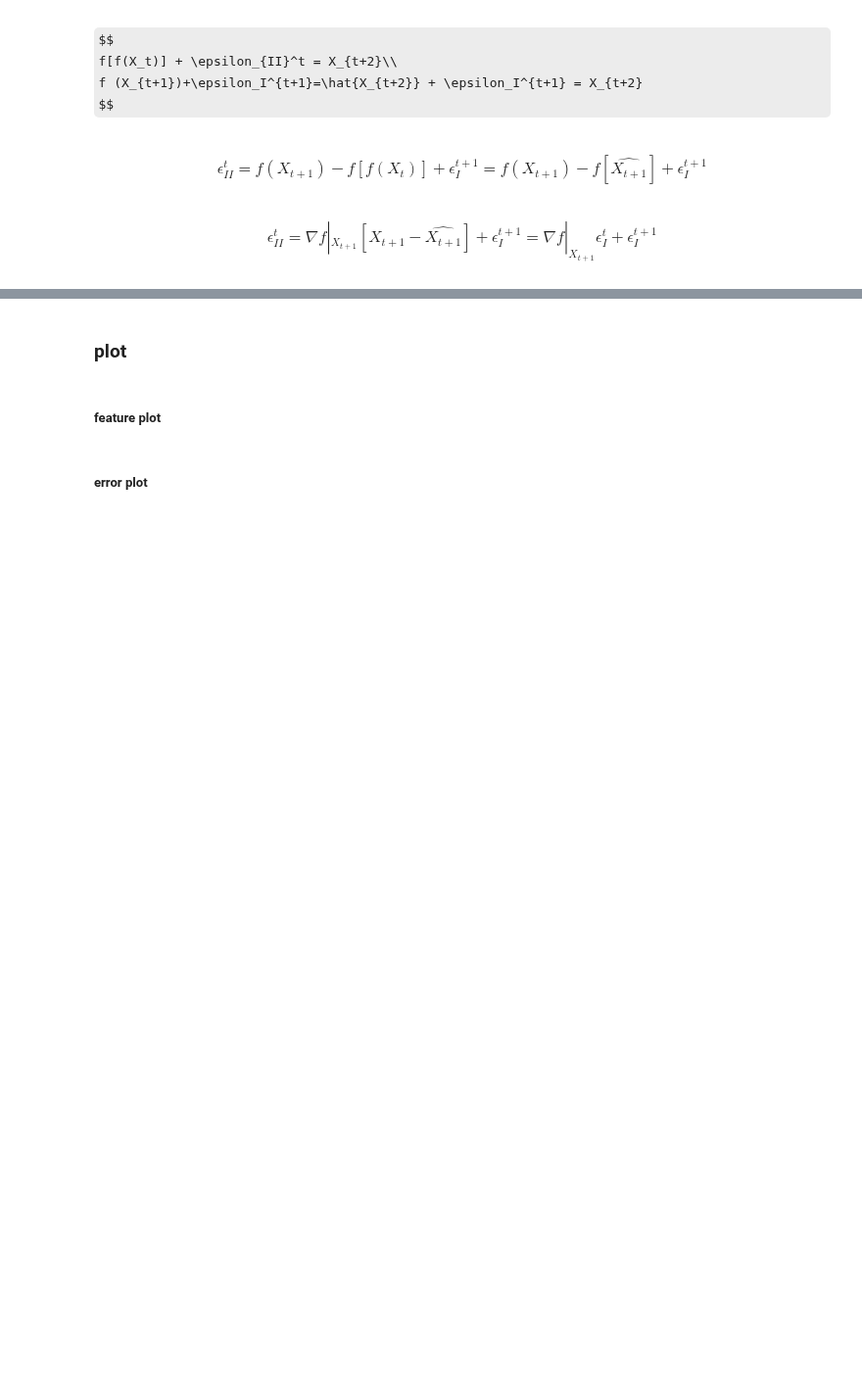
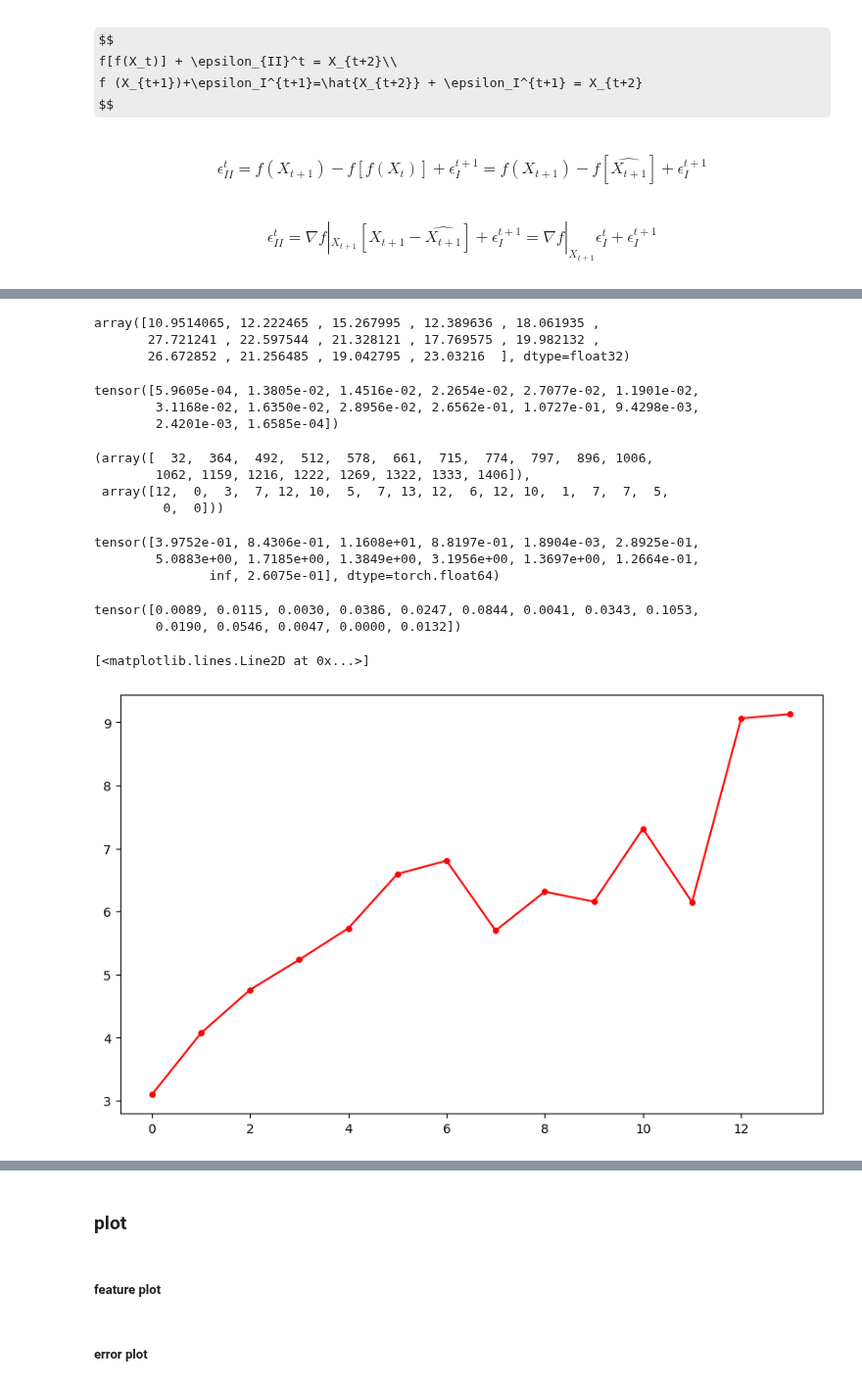
Before and after one commit to veya2ztn/Seq2SeqAutoregressiveModel, a Jupyter notebook: Error_propagation.ipynb, the cells around one changed output, grey strips where cells are left out. Shown at 98% size. Cells and saved outputs as stored; diff of their text form; code cells hidden in the pictures; some formulas as TeX source; blank space fills up the shorter version.

```diff
--- a/Error_propagation.ipynb
+++ b/Error_propagation.ipynb
@@ -191,0 +199,78 @@ torch.Size([105, 5, 6, 6])
+# %%
+mean
+# %% [output]
+array([10.9514065, 12.222465 , 15.267995 , 12.389636 , 18.061935 ,
+       27.721241 , 22.597544 , 21.328121 , 17.769575 , 19.982132 ,
+       26.672852 , 21.256485 , 19.042795 , 23.03216  ], dtype=float32)
+# %%
+tdata['error_record_snap'][:,:-1,0,0,0,0][4]
+# %% [output]
+tensor([5.9605e-04, 1.3805e-02, 1.4516e-02, 2.2654e-02, 2.7077e-02, 1.1901e-02,
+        3.1168e-02, 1.6350e-02, 2.8956e-02, 2.6562e-01, 1.0727e-01, 9.4298e-03,
+        2.4201e-03, 1.6585e-04])
+# %%
+np.where(np.isinf(data))
+# %% [output]
+(array([  32,  364,  492,  512,  578,  661,  715,  774,  797,  896, 1006,
+        1062, 1159, 1216, 1222, 1269, 1322, 1333, 1406]),
+ array([12,  0,  3,  7, 12, 10,  5,  7, 13, 12,  6, 12, 10,  1,  7,  7,  5,
+         0,  0]))
+# %%
+real_res_error_record_snap[32].double()
+# %% [output]
+tensor([3.9752e-01, 8.4306e-01, 1.1608e+01, 8.8197e-01, 1.8904e-03, 2.8925e-01,
+        5.0883e+00, 1.7185e+00, 1.3849e+00, 3.1956e+00, 1.3697e+00, 1.2664e-01,
+               inf, 2.6075e-01], dtype=torch.float64)
+# %%
+error_record_snap[32]
+# %% [output]
+tensor([0.0089, 0.0115, 0.0030, 0.0386, 0.0247, 0.0844, 0.0041, 0.0343, 0.1053,
+        0.0190, 0.0546, 0.0047, 0.0000, 0.0132])
+# %%
+%matplotlib inline
+tdata = fwd2times_pretrain
+colorlist=['r','g','b','olive','black','purple','magenta','orange']
+level = 0
+fig,ax = plt.subplots(figsize=(10,6))
+#for offset,(name,tdata) in enumerate(zip(name_list,data_list)):
+name = "111"
+offset=0
+p = 3
+w = 2
+h = 4
+
+real_res_error_record_snap = tdata['real_res_error_record_snap'][:,:,0,p,w,h]
+error_record_snap          = tdata['error_record_snap'][:,:-1,0,p,w,h]
+data = real_res_error_record_snap/(error_record_snap + 1e-5)
+#data = error_record_snap
+mean = data.mean(0).numpy()
+x_axis = np.arange(len(mean))
+ax.plot(x_axis, mean,label=name,marker='o',markersize=4,color = colorlist[offset])
+# if mode=="geometric_first":
+#     def func(x, a, b):return 1 - (1-a) * (b**x)
+#     a = mean[0]
+#     b = (1-mean[1])/(1-mean[0])
+#     print(f"a={a},b={b}")
+#     ax.plot(x_axis, func(x_axis,a,b),color = colorlist[offset])
+# elif "fit" in mode:
+#     if "geometric_fit" in mode:
+#         def func(x, a, b):return 1 - (1-a) * (b**x)
+#     elif "tanh" in mode:
+#         def func(x, a, b):return np.tanh(a*x-b)
+#     xdata= x_axis = np.arange(len(mean))
+#     ydata = mean
+#     popt, pcov = curve_fit(func, xdata, ydata)
+#     print(f"popt={popt}")
+#     ax.plot(x_axis, func(x_axis,*popt),color = colorlist[offset])
+
+# plt.legend(prop={'size': 14},loc="lower right")
+# x_axis = np.arange(19)
+# ax.plot(x_axis, [1]*len(x_axis),color = "gray")
+# ax.set_xticks(x_axis,[r"$\alpha^{"+f"{i}"+"}$" for i in range(len(x_axis))],fontsize=16)
+# ax.set_yticks(np.arange(4,11)*0.1,fontsize=20)
+# ax.set_ylim(0.32, 1.05)
+# ax.text(.2,.8,r"$\alpha^N=E[\frac{||\epsilon_{t+"+f"n"+"}^{"+f"N"+r"} - \epsilon_{t+"+f"n"+"}^I||}{||\epsilon_{t+"+f"n-1"+"}^{"+f"N-1"+r"}||}]$",
+#          horizontalalignment='center',transform=ax.transAxes,fontdict={'size':20})
+# %% [output]
+[<matplotlib.lines.Line2D at 0x...>]
+[figure, added]
```
Also changed, not shown: parts of 65 cells of this notebook, 2 other files.
